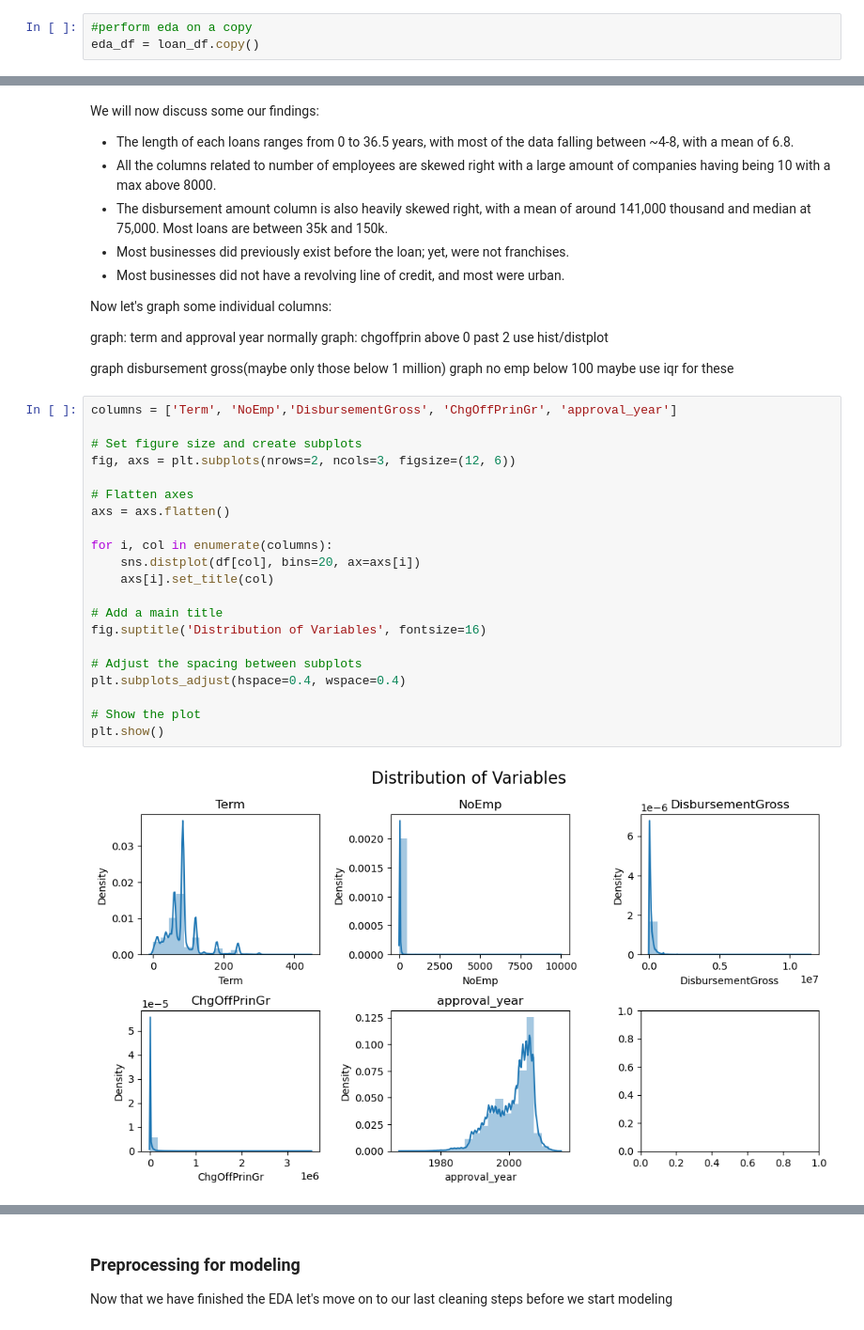
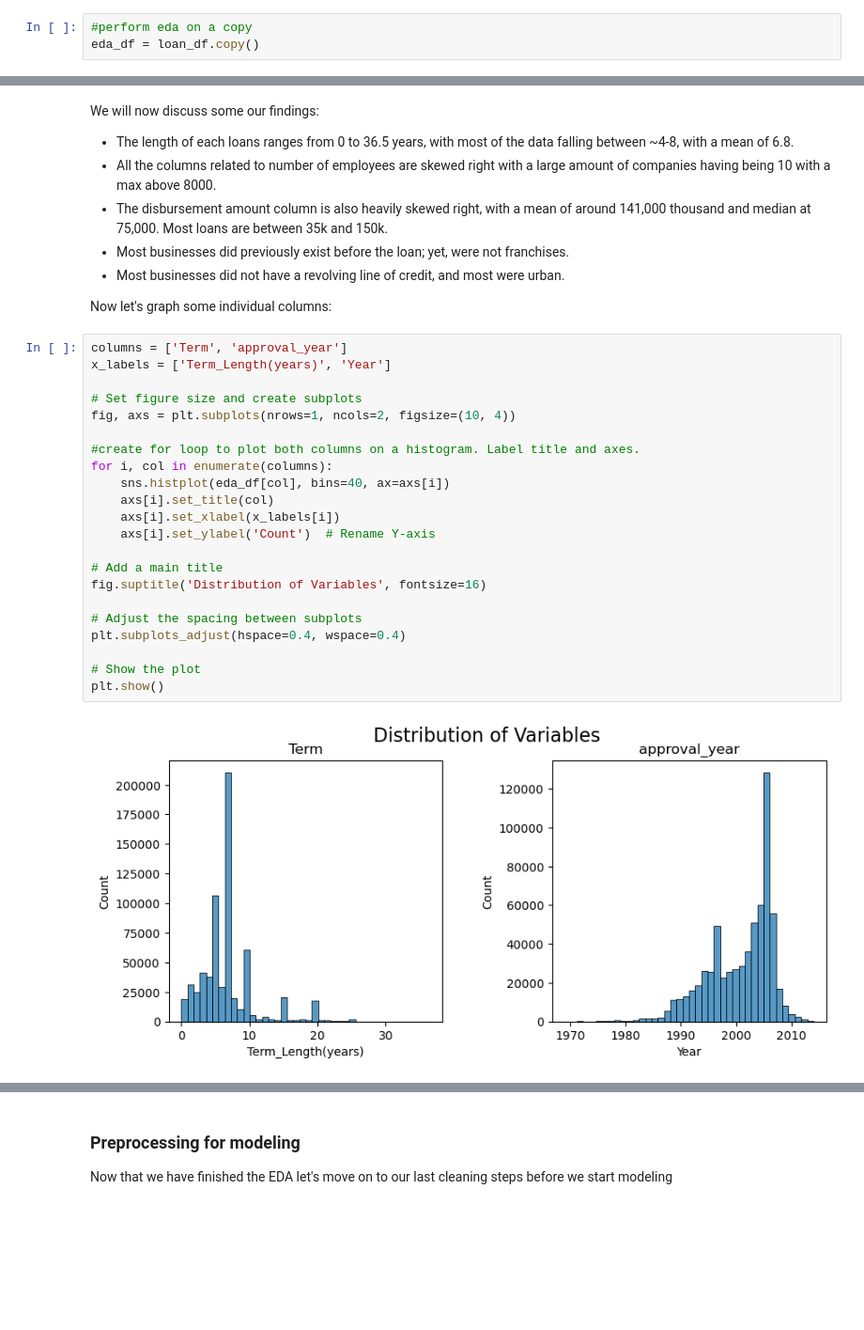
Before and after one commit to joshuaedelstein15/Loan_default, a Jupyter notebook: notebook.ipynb, the cells around one changed output, grey strips where cells are left out. Shown at 94% size. Saved outputs shown, nothing was run; the diff lists cells and outputs as text; blank space fills up the shorter version.

```diff
--- a/notebook.ipynb
+++ b/notebook.ipynb
@@ -670,34 +677,27 @@ We will now discuss some our findings:
 - Most businesses did not have a revolving line of credit, and most were urban.
 
 Now let's graph some individual columns:
-
-graph: term and approval year normally
-graph: chgoffprin above 0
-past 2 use hist/distplot
-
-graph disbursement gross(maybe only those below 1 million)
-graph no emp below 100
-maybe use iqr for these
 # %%
-columns = ['Term', 'NoEmp','DisbursementGross', 'ChgOffPrinGr', 'approval_year']
+columns = ['Term', 'approval_year']
+x_labels = ['Term_Length(years)', 'Year']
 
 # Set figure size and create subplots
-fig, axs = plt.subplots(nrows=2, ncols=3, figsize=(12, 6))
+fig, axs = plt.subplots(nrows=1, ncols=2, figsize=(10, 4))
 
-# Flatten axes
-axs = axs.flatten()
-
+#create for loop to plot both columns on a histogram. Label title and axes.
 for i, col in enumerate(columns):
-    sns.distplot(df[col], bins=20, ax=axs[i])
+    sns.histplot(eda_df[col], bins=40, ax=axs[i])
     axs[i].set_title(col)
+    axs[i].set_xlabel(x_labels[i])
+    axs[i].set_ylabel('Count')  # Rename Y-axis
 
 # Add a main title
 fig.suptitle('Distribution of Variables', fontsize=16)
 
 # Adjust the spacing between subplots
 plt.subplots_adjust(hspace=0.4, wspace=0.4)
 
 # Show the plot
 plt.show()
 # %% [output]
-[figure, old version]
+[figure, new version]
```
Also changed, not shown: parts of 24 cells of this notebook.
